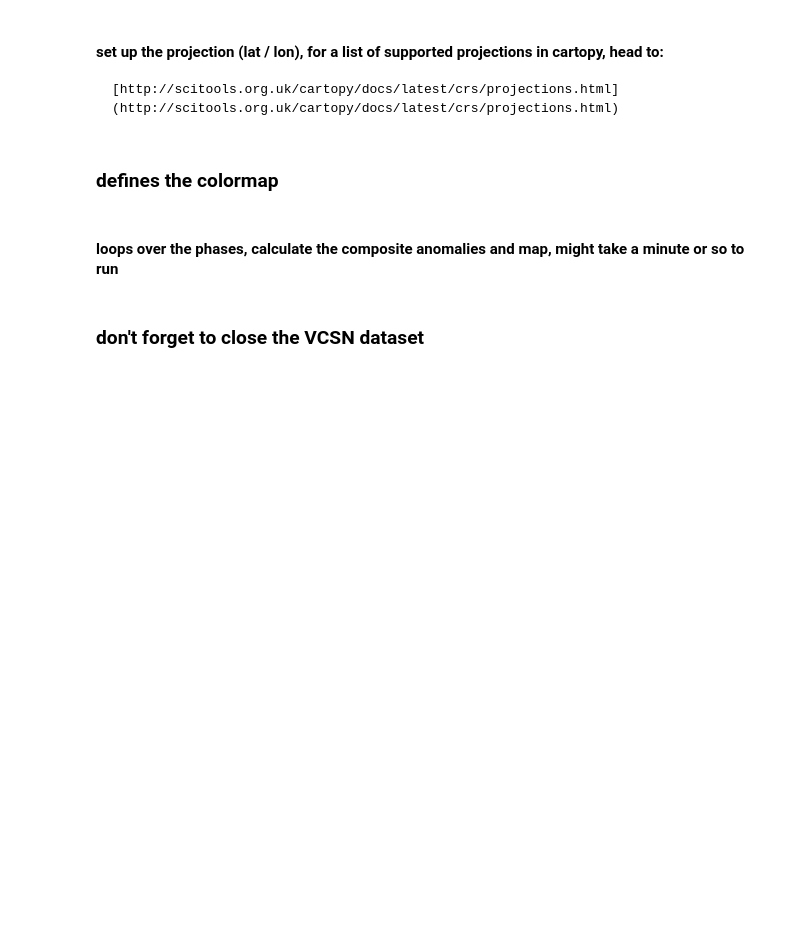
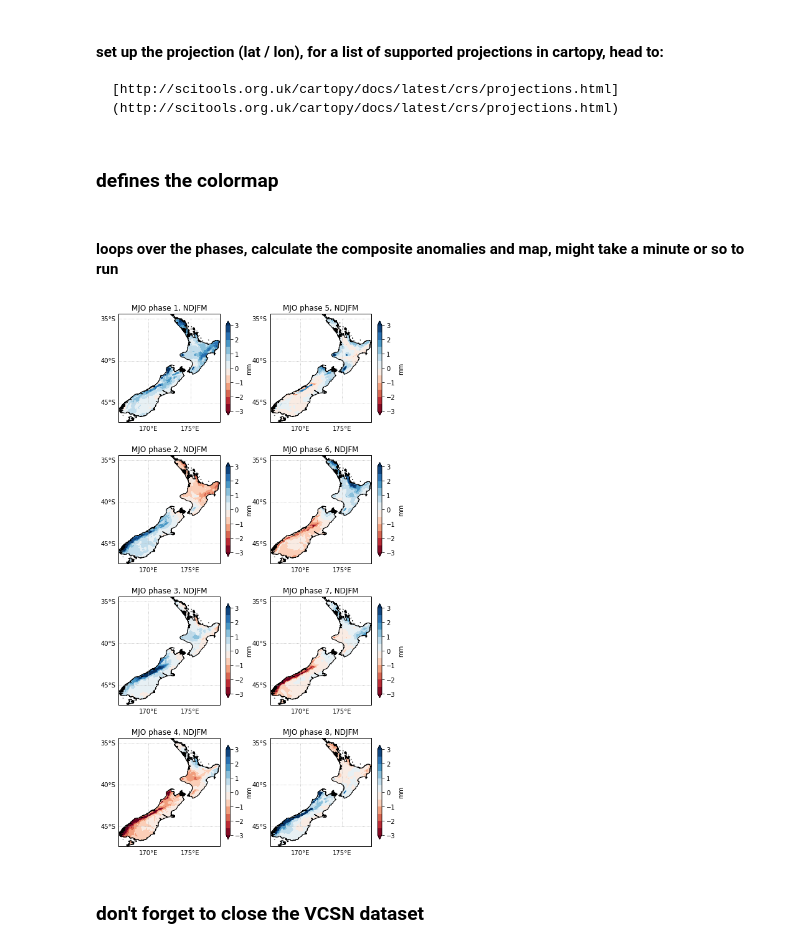
Before and after one commit to nicolasfauchereau/Auckland_Python_Workshop, a Jupyter notebook: notebooks/recipes/MJO_composite_plot.ipynb, the cells around one changed output. Drawn from its saved outputs; the diff is of its cells as text; code cells hidden in the pictures; blank space fills up the shorter version.

Commit message:
added the MJO composite plot example, in the recipes folder, name MJO_composite_plot.ipynb

```diff
--- a/notebooks/recipes/MJO_composite_plot.ipynb
+++ b/notebooks/recipes/MJO_composite_plot.ipynb
@@ -219,13 +219,13 @@ proj = ccrs.PlateCarree()
 # %% [markdown]
 ### defines the colormap
 # %%
-cmap = plt.get_cmap('RdBu_r')
+cmap = plt.get_cmap('RdBu')
 # %% [markdown]
 #### loops over the phases, calculate the composite anomalies and map, might take a minute or so to run
 # %%
 f, axes = plt.subplots(nrows=4, ncols=2, figsize=(8, 16), subplot_kw=dict(projection=proj))
 
-axes= axes.flatten('C')
+axes= axes.flatten('F')
 
 for i, phase in enumerate(range(1, 8 + 1)):
 
@@ -244,36 +244,38 @@ for i, phase in enumerate(range(1, 8 + 1)):
     ax.add_feature(cfeature.GSHHSFeature(scale='full'))
 
     # filled contour of the anomalies
 
-    im = ax.contourf(lon, lat, compos['Rain'], levels=np.arange(-5, 5 + 1, 1), cmap=cmap, extend='both', transform=proj)
+    im = ax.contourf(lon, lat, compos['Rain'], levels=np.arange(-3, 3 + 0.5, 0.5), cmap=cmap, extend='both', transform=proj)
 
     # add the colorbar and its label
 
     cb = plt.colorbar(im, shrink=0.8, ax=ax)
 
     cb.set_label('mm')
 
     # add the grid lines and their labels
 
     gl = ax.gridlines(draw_labels=True, lw=0.5, linestyle=':', xlocs=np.arange(165., 185., 5.), ylocs=[-45., -40., -35.])
 
     gl.xlabels_top = gl.ylabels_right = False
 
     gl.xformatter = LONGITUDE_FORMATTER
     gl.yformatter = LATITUDE_FORMATTER
 
     # add the title
 
-    ax.set_title("MJO phase {}, AMJ".format(phase))
+    ax.set_title("MJO phase {}, NDJFM".format(phase))
 
     # close the xarray dataset containing the composite
 
     compos.close()
 
 
 # saves to disk: you need to probably change the path
 
-f.savefig('../images/composite_anomalies_MJO_AMJ.png', dpi=200)
+f.savefig('../images/composite_anomalies_MJO_NDJFM.png', dpi=200)
+# %% [output]
+[figure, added]
 # %% [markdown]
 ### don't forget to close the VCSN dataset
 # %%
```
Also changed, not shown: parts of 7 cells of this notebook.
